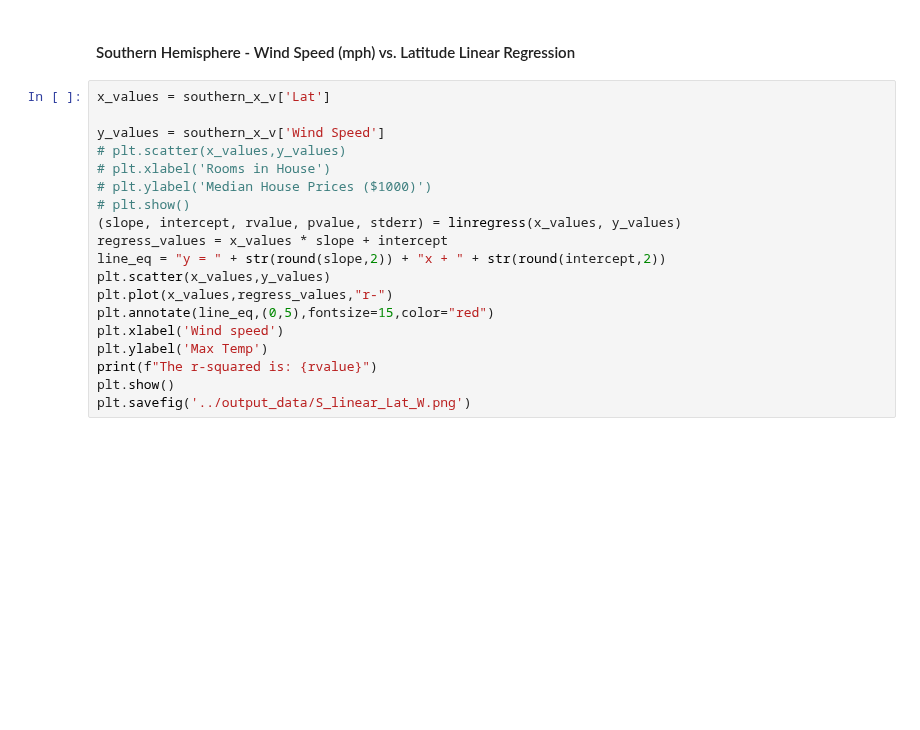
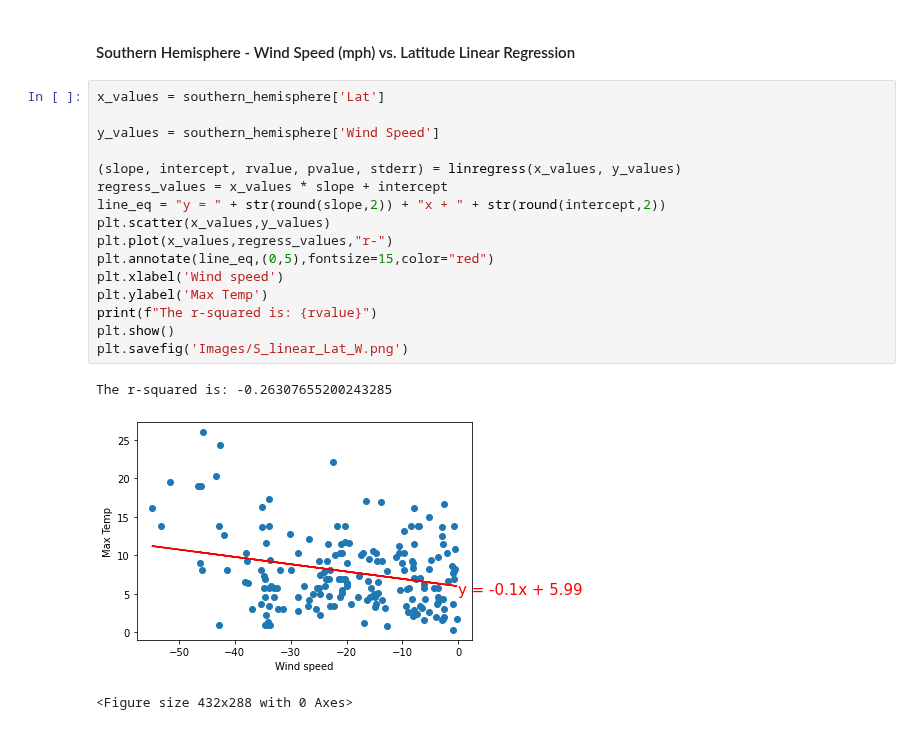
Before and after one commit to Fleming/python-api-challenge, a Jupyter notebook: WeatherPy/WeatherPy.ipynb, the cells around one changed output. Saved outputs shown, nothing was run; the diff lists cells and outputs as text; blank space fills up the shorter version.

```diff
--- a/WeatherPy/WeatherPy.ipynb
+++ b/WeatherPy/WeatherPy.ipynb
@@ -455,21 +455,22 @@ The r-squared is: -0.07616698800834343
 # %% [markdown]
 ####  Southern Hemisphere - Wind Speed (mph) vs. Latitude Linear Regression
 # %%
-x_values = southern_x_v['Lat']
+x_values = southern_hemisphere['Lat']
 
-y_values = southern_x_v['Wind Speed']
-# plt.scatter(x_values,y_values)
-# plt.xlabel('Rooms in House')
-# plt.ylabel('Median House Prices ($1000)')
-# plt.show()
+y_values = southern_hemisphere['Wind Speed']
+
 (slope, intercept, rvalue, pvalue, stderr) = linregress(x_values, y_values)
 regress_values = x_values * slope + intercept
 line_eq = "y = " + str(round(slope,2)) + "x + " + str(round(intercept,2))
 plt.scatter(x_values,y_values)
 plt.plot(x_values,regress_values,"r-")
 plt.annotate(line_eq,(0,5),fontsize=15,color="red")
 plt.xlabel('Wind speed')
 plt.ylabel('Max Temp')
 print(f"The r-squared is: {rvalue}")
 plt.show()
-plt.savefig('../output_data/S_linear_Lat_W.png')
+plt.savefig('Images/S_linear_Lat_W.png')
+# %% [output]
+The r-squared is: -0.26307655200243285
+[figure, added]
+<Figure size 432x288 with 0 Axes>
```
